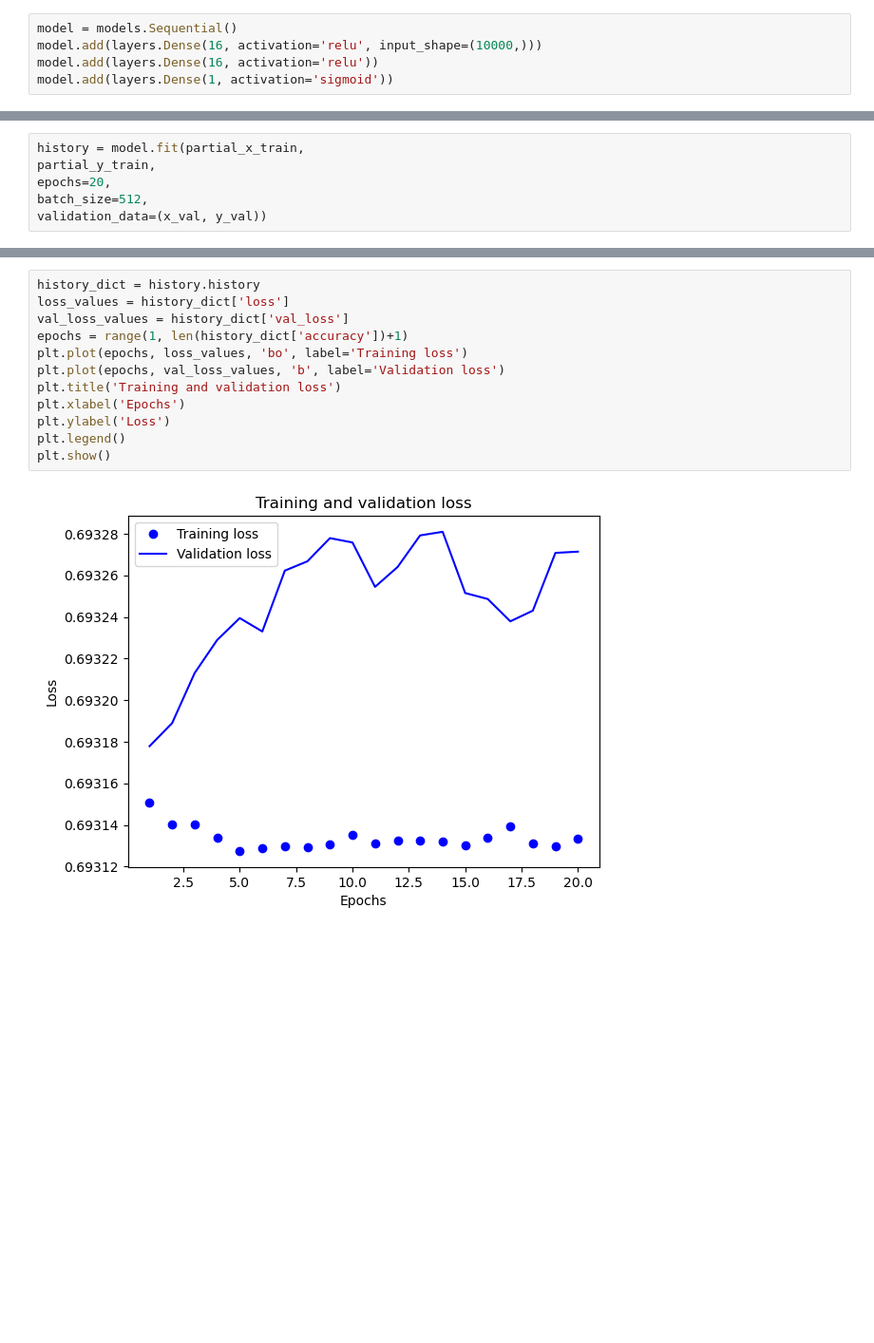
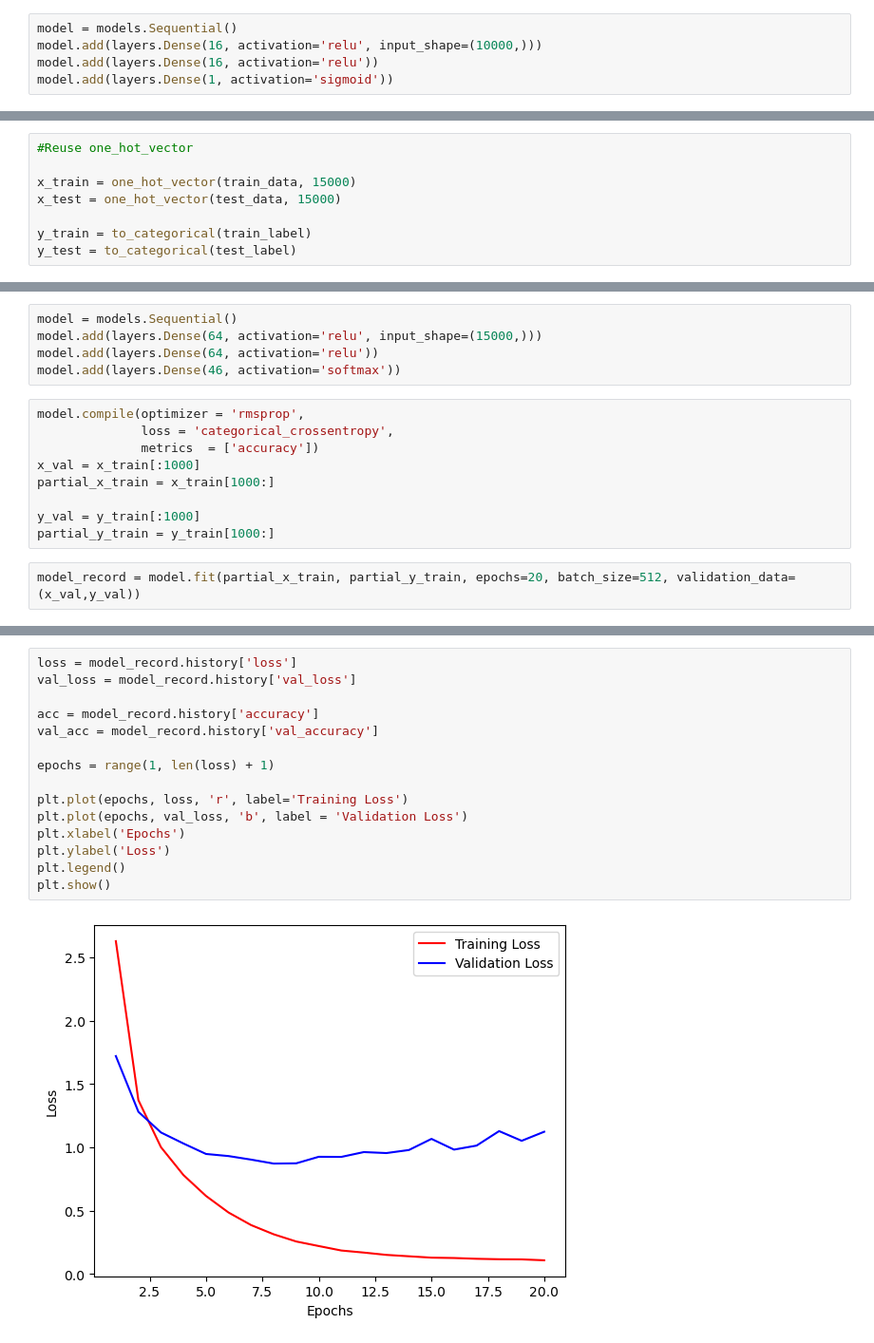
Before and after one commit to SenpaiEggpie-acad/Deep-Learning-BWF-Nils-Santos, a Jupyter notebook: Task19-20/Task19-20.ipynb, the cells around one changed output, grey strips where cells are left out. Shown at 95% size. Drawn from its saved outputs; the diff is of its cells as text; blank space fills up the shorter version.

```diff
--- a/Task19-20/Task19-20.ipynb
+++ b/Task19-20/Task19-20.ipynb
@@ -117,0 +228,8 @@ partial_y_train = y_train[10000:]
+# %%
+#Reuse one_hot_vector
+
+x_train = one_hot_vector(train_data, 15000)
+x_test = one_hot_vector(test_data, 15000)
+
+y_train = to_categorical(train_label)
+y_test = to_categorical(test_label)
@@ -118,8 +244,18 @@ partial_y_train = y_train[10000:]
+# %%
+model = models.Sequential()
+model.add(layers.Dense(64, activation='relu', input_shape=(15000,)))
+model.add(layers.Dense(64, activation='relu'))
+model.add(layers.Dense(46, activation='softmax'))
+# %%
+model.compile(optimizer = 'rmsprop',
+              loss = 'categorical_crossentropy',
+              metrics  = ['accuracy'])
+x_val = x_train[:1000]
+partial_x_train = x_train[1000:]
+
+y_val = y_train[:1000]
+partial_y_train = y_train[1000:]
 # %%
-history = model.fit(partial_x_train,
-partial_y_train,
-epochs=20,
-batch_size=512,
-validation_data=(x_val, y_val))
+model_record = model.fit(partial_x_train, partial_y_train, epochs=20, batch_size=512, validation_data=(x_val,y_val))
 # %% [output]
 Epoch 1/20
@@ -147,14 +283,17 @@ dict_keys(['loss', 'accuracy', 'val_loss', 'val_accuracy'])
 # %%
-history_dict = history.history
-loss_values = history_dict['loss']
-val_loss_values = history_dict['val_loss']
-epochs = range(1, len(history_dict['accuracy'])+1)
-plt.plot(epochs, loss_values, 'bo', label='Training loss')
-plt.plot(epochs, val_loss_values, 'b', label='Validation loss')
-plt.title('Training and validation loss')
+loss = model_record.history['loss']
+val_loss = model_record.history['val_loss']
+
+acc = model_record.history['accuracy']
+val_acc = model_record.history['val_accuracy']
+
+epochs = range(1, len(loss) + 1)
+
+plt.plot(epochs, loss, 'r', label='Training Loss')
+plt.plot(epochs, val_loss, 'b', label = 'Validation Loss')
 plt.xlabel('Epochs')
 plt.ylabel('Loss')
 plt.legend()
 plt.show()
 # %% [output]
-[figure, old version]
+[figure, new version]
```
Also changed, not shown: parts of 32 cells of this notebook.
